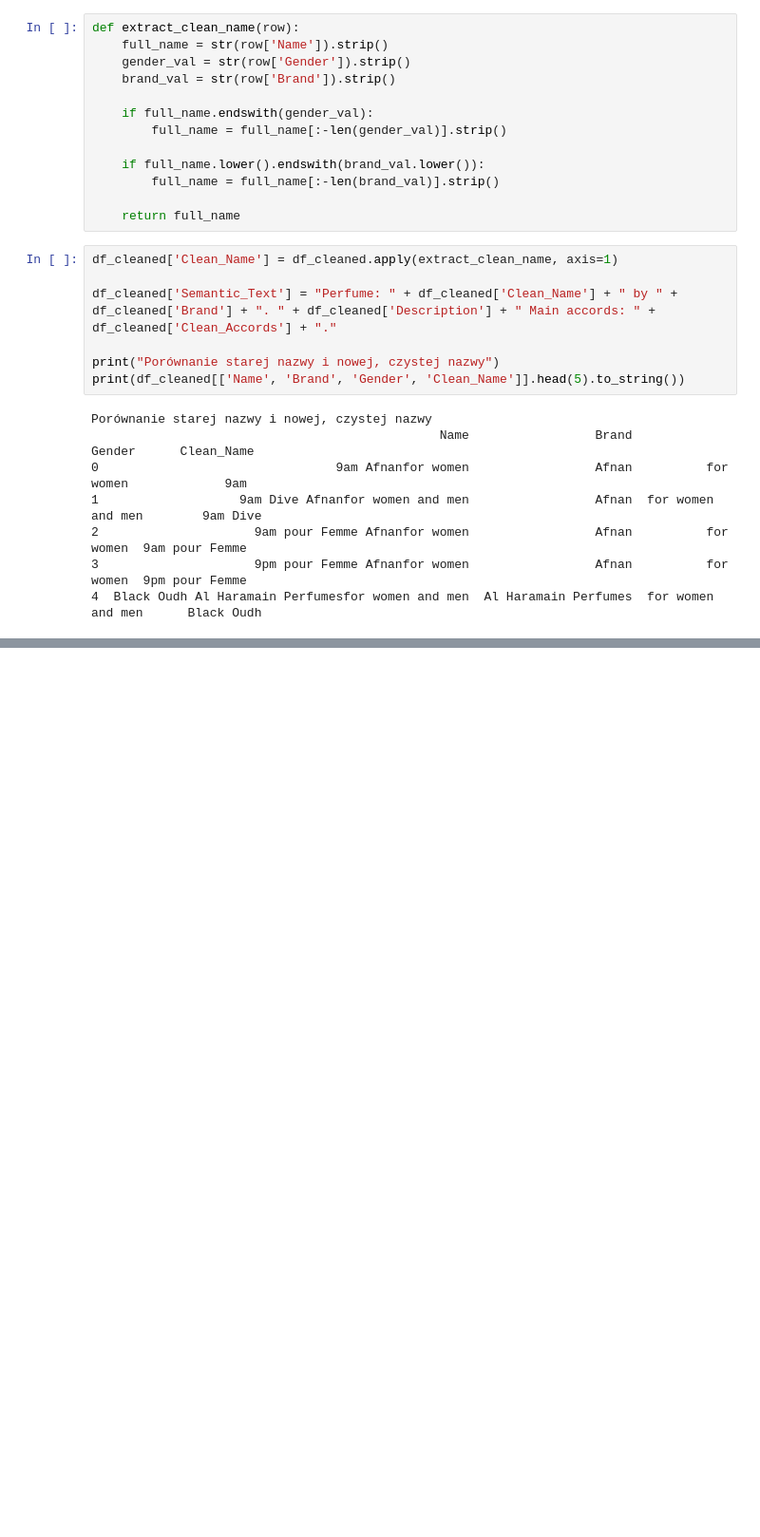
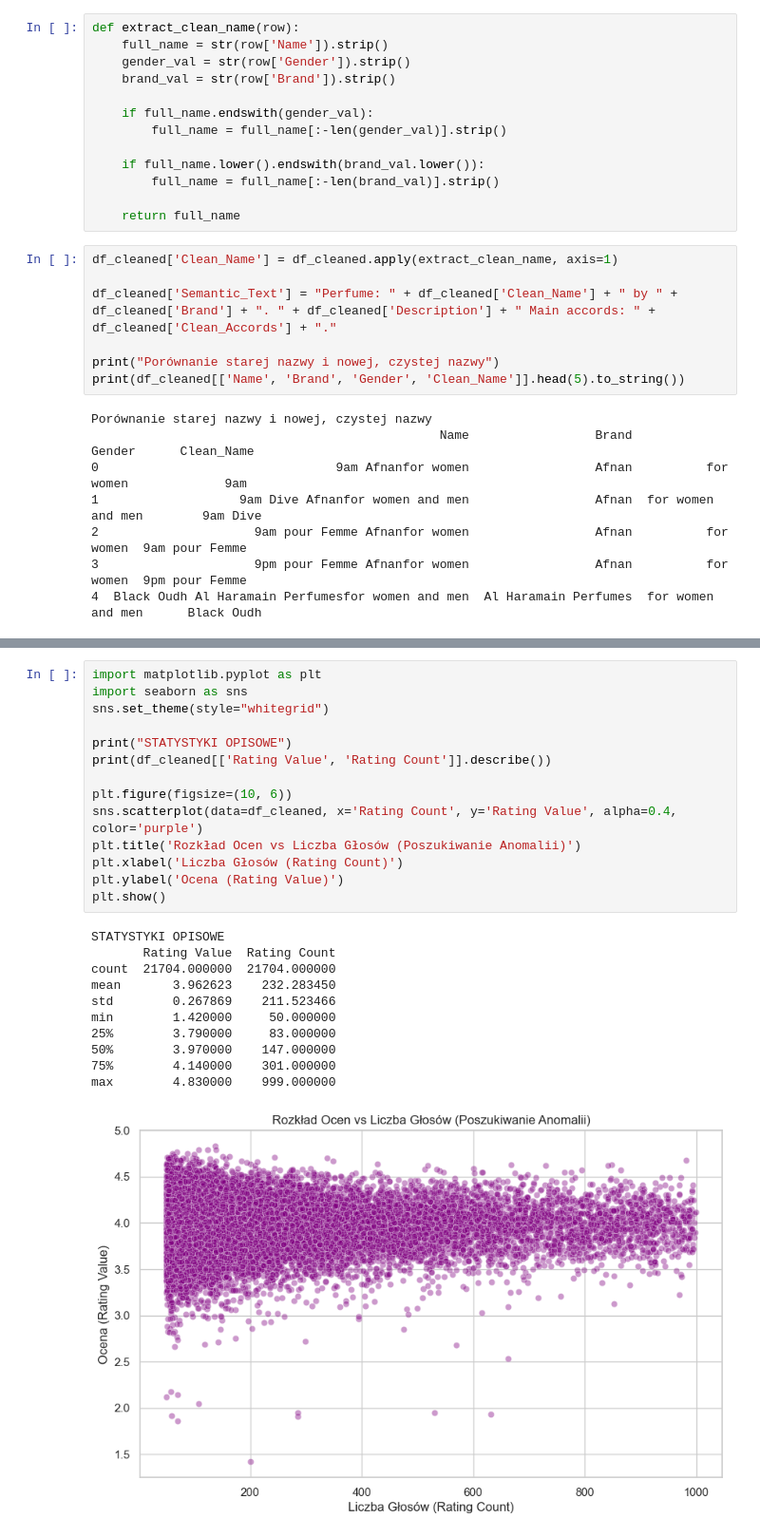
Before and after one commit to adamdobrogowski/semantic-perfume-search-app, a Jupyter notebook: data_cleaning.ipynb, the cells around one changed output, grey strips where cells are left out. Shown at 95% size. Saved outputs shown, nothing was run; the diff lists cells and outputs as text; blank space fills up the shorter version.

Commit message:
Wyczyszczenie danych, pozbycie sie outlierow, zapisanie wyczyszczonej bazy do pliku cleaned_data.csv

```diff
--- a/data_cleaning.ipynb
+++ b/data_cleaning.ipynb
@@ -122,3 +122,29 @@ df_cleaned.head()
 | 2 | 78541 | 9am pour Femme | Afnan | for women | 4.00 | 68.0 | fruity, musky, amber, citrus, pow... | 9am pour Femme by Afnan is a Ambe... | ... |
 | 3 | 78544 | 9pm pour Femme | Afnan | for women | 3.49 | 63.0 | woody, aromatic, rose, fruity, po... | 9pm pour Femme by Afnan is a Ambe... | ... |
 | 4 | 36596 | Black Oudh | Al Haramain Perfumes | for women and men | 4.12 | 113.0 | woody, powdery, musky, amber, pat... | Black Oudh by Al Haramain Perfume... | ... |
+# %%
+import matplotlib.pyplot as plt
+import seaborn as sns
+sns.set_theme(style="whitegrid")
+
+print("STATYSTYKI OPISOWE")
+print(df_cleaned[['Rating Value', 'Rating Count']].describe())
+
+plt.figure(figsize=(10, 6))
+sns.scatterplot(data=df_cleaned, x='Rating Count', y='Rating Value', alpha=0.4, color='purple')
+plt.title('Rozkład Ocen vs Liczba Głosów (Poszukiwanie Anomalii)')
+plt.xlabel('Liczba Głosów (Rating Count)')
+plt.ylabel('Ocena (Rating Value)')
+plt.show()
+# %% [output]
+STATYSTYKI OPISOWE
+       Rating Value  Rating Count
+count  21704.000000  21704.000000
+mean       3.962623    232.283450
+std        0.267869    211.523466
+min        1.420000     50.000000
+25%        3.790000     83.000000
+50%        3.970000    147.000000
+75%        4.140000    301.000000
+max        4.830000    999.000000
+[figure, added]
```
Also changed, not shown: parts of 3 cells of this notebook, 1 other file.
